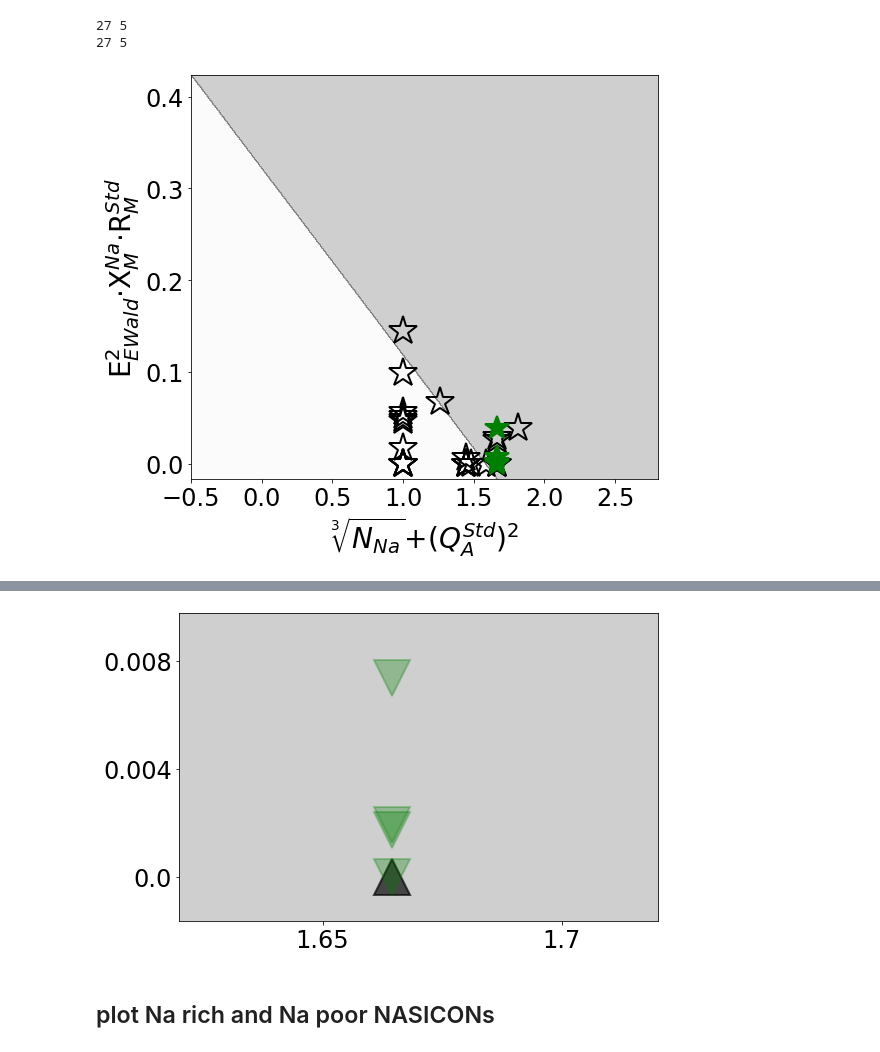
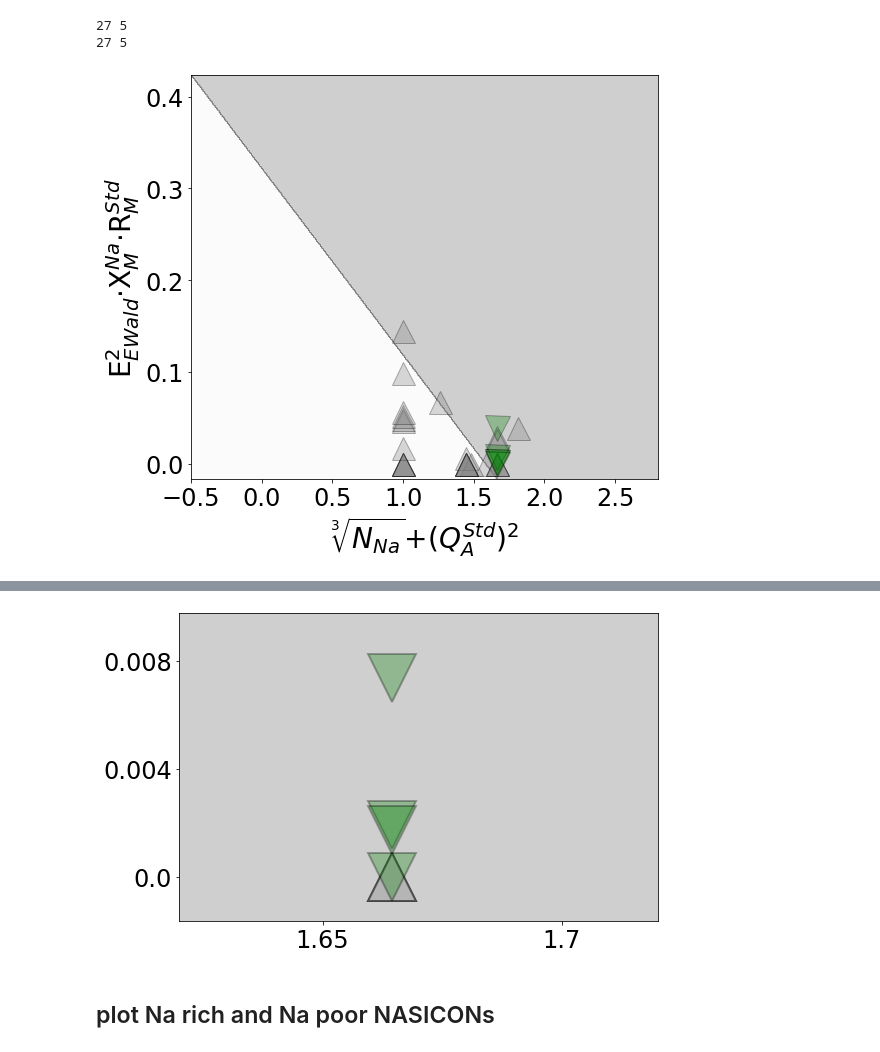
Before and after one commit to Jeff-oakley/NASICON_Predictor_Data, a Jupyter notebook: Run_five_fold_CV.ipynb, the cells around one changed output, grey strips where cells are left out. Saved outputs shown, nothing was run; the diff lists cells and outputs as text; code cells hidden in the pictures.

```diff
--- a/Run_five_fold_CV.ipynb
+++ b/Run_five_fold_CV.ipynb
@@ -59,7 +64,21 @@ print(np.unique(Y_total),np.unique(Y_valid))
 
 clf = SVC(kernel='linear',class_weight='balanced',probability=True)
 clf.fit(X_total,Y_total)
+Y_train_predict = clf.predict(X_total)
 Y_valid_predict = clf.predict(X_valid)
+
+train_score = accuracy_score(Y_total,Y_train_predict)
+train_recall_avg = recall_score(Y_total,Y_train_predict,average='macro')
+train_recall_LSGS = recall_score(Y_total,Y_train_predict,pos_label=0)
+train_recall_US = recall_score(Y_total,Y_train_predict,pos_label=1)
+train_F1_avg = f1_score(Y_total,Y_train_predict,average='macro')
+train_F1_LSGS = f1_score(Y_total,Y_train_predict,pos_label=0)
+train_F1_US = f1_score(Y_total,Y_train_predict,pos_label=1)
+print('====================Train metrics==============================')
+print(f'LSGS recall = {train_recall_LSGS}, US recall = {train_recall_US}')
+print(f'LSGS F1 = {train_F1_LSGS}, US F1 = {train_F1_US}')
+print(f'Accuracy = {train_score}, recall = {train_recall_avg}, F1 score = {train_F1_avg}')
+
 test_score = accuracy_score(Y_valid,Y_valid_predict)
 test_recall_avg = recall_score(Y_valid,Y_valid_predict,average='macro')
 test_recall_LSGS = recall_score(Y_valid,Y_valid_predict,pos_label=0)
@@ -68,6 +87,7 @@ test_F1_avg = f1_score(Y_valid,Y_valid_predict,average='macro')
 test_F1_LSGS = f1_score(Y_valid,Y_valid_predict,pos_label=0)
 test_F1_US = f1_score(Y_valid,Y_valid_predict,pos_label=1)
 
+print('====================Test metrics==============================')
 print(f'LSGS recall = {test_recall_LSGS}, US recall = {test_recall_US}')
 print(f'LSGS F1 = {test_F1_LSGS}, US F1 = {test_F1_US}')
 print(f'Accuracy = {test_score}, recall = {test_recall_avg}, F1 score = {test_F1_avg}')
@@ -105,6 +130,22 @@ for train_index, test_index in skf.split(X_all_data,Y_all_data):
     clf = SVC(kernel='linear',class_weight='balanced',probability=True)
 
     clf.fit(X_train, Y_train)
+
+    Y_train_predict = clf.predict(X_train)
+
+    train_score = accuracy_score(Y_train,Y_train_predict)
+    train_recall_avg = recall_score(Y_train,Y_train_predict,average='macro')
+    train_recall_LSGS = recall_score(Y_train,Y_train_predict,pos_label=0)
+    train_recall_US = recall_score(Y_train,Y_train_predict,pos_label=1)
+    train_F1 = f1_score(Y_train,Y_train_predict,average='macro')
+    train_F1_LSGS = f1_score(Y_train,Y_train_predict,pos_label=0)
+    train_F1_US = f1_score(Y_train,Y_train_predict,pos_label=1)
+
+    print('###Training metrics')
+    print(f'LSGS recall = {train_recall_LSGS}, US recall = {train_recall_US}')
+    print(f'LSGS F1 = {train_F1_LSGS}, US F1 = {train_F1_US}')
+    print(f'Accuracy = {train_score}, average recall = {train_recall_avg}, average F1 score = {train_F1}')
+
     Y_cv_predict = clf.predict(X_test)
 
     test_score = accuracy_score(Y_test,Y_cv_predict)
@@ -123,7 +164,7 @@ for train_index, test_index in skf.split(X_all_data,Y_all_data):
     best_train_index_lst.append(train_index)
     best_test_index_lst.append(test_index)
 
-
+    print('###Testing metrics')
     print(f'LSGS recall = {test_recall_LSGS}, US recall = {test_recall_US}')
     print(f'LSGS F1 = {test_F1_LSGS}, US F1 = {test_F1_US}')
     print(f'Accuracy = {test_score}, average recall = {test_recall_avg}, average F1 score = {test_F1}')
@@ -280,15 +326,19 @@ print(len(reported_exp_inds), len(new_exp_inds))
 # %%
 plt.figure(figsize=(8,7))
 plot_ml_grid(clf,X_all_data)
 
-plt.plot(X_all_data[reported_exp_inds,0],X_all_data[reported_exp_inds,1],'*',fillstyle='none',
-         color='k',markersize=30,label='Reported NASICON',alpha=1.0,markeredgewidth=2)
-plt.plot(X_all_data[new_exp_inds,0],X_all_data[new_exp_inds,1],'*',fillstyle='full',color='g',markersize=25,\
-         label='This Work',alpha=1.0,markeredgewidth=2)
+# plt.plot(X_all_data[reported_exp_inds,0],X_all_data[reported_exp_inds,1],'*',fillstyle='none',
+#          color='k',markersize=30,label='Reported NASICON',alpha=1.0,markeredgewidth=2)
+# plt.plot(X_all_data[new_exp_inds,0],X_all_data[new_exp_inds,1],'*',fillstyle='full',color='g',markersize=25,\
+#          label='This Work',alpha=1.0,markeredgewidth=2)
+plt.plot(X_all_data[reported_exp_inds,0],X_all_data[reported_exp_inds,1],'^',fillstyle='full',
+         color='grey',markersize=23,label='Reported NASICON',alpha=0.3,markeredgewidth=1,markeredgecolor='k')
+plt.plot(X_all_data[new_exp_inds,0],X_all_data[new_exp_inds,1],'v',fillstyle='full',color='g',markersize=25,\
+         label='This Work',alpha=0.3,markeredgewidth=1,markeredgecolor='k')
 pretty_plot()
 plt.savefig('Fig_5b.pdf')
 # %% [output]
-[figure, old version]
+[figure, new version]
 # %%
 # Print the probability predicted by best model
 # Be note that the default SVC.predict_proba is not correct even with normalization. Therefore we manually
@@ -329,10 +379,14 @@ Average probabiliy for false negative cases 0.38691091025766067
 
 plt.figure(figsize=(8,5))
 plot_ml_grid(clf,X_all_data)
-plt.plot(X_all_data[reported_exp_inds,0],X_all_data[reported_exp_inds,1],'^',fillstyle='full',color='k',markersize=36,label='Reported NASICON',\
-         alpha=0.3,markeredgewidth=2)
-plt.plot(X_all_data[new_exp_inds,0],X_all_data[new_exp_inds,1],'v',fillstyle='full',color='g',markersize=36,\
-         label='This Work',alpha=0.3,markeredgewidth=2,markeredgecolor='g')
+# plt.plot(X_all_data[reported_exp_inds,0],X_all_data[reported_exp_inds,1],'^',fillstyle='full',color='k',markersize=36,label='Reported NASICON',\
+#          alpha=0.3,markeredgewidth=2)
+# plt.plot(X_all_data[new_exp_inds,0],X_all_data[new_exp_inds,1],'v',fillstyle='full',color='g',markersize=36,\
+#          label='This Work',alpha=0.3,markeredgewidth=2,markeredgecolor='g')
+plt.plot(X_all_data[reported_exp_inds,0],X_all_data[reported_exp_inds,1],'^',fillstyle='full',color='darkgray',markersize=48,label='Reported NASICON',\
+         alpha=0.3,markeredgewidth=2,markeredgecolor='k')
+plt.plot(X_all_data[new_exp_inds,0],X_all_data[new_exp_inds,1],'v',fillstyle='full',color='g',markersize=48,\
+         label='This Work',alpha=0.3,markeredgewidth=2,markeredgecolor='k')
 plt.xlim((1.62,1.72)); plt.ylim((-3,18));
 plt.xticks([1.65,1.7],[1.65,1.7],fontsize=24);
 plt.yticks([0.00/norm_factor,0.004/norm_factor,0.008/norm_factor],
@@ -340,7 +394,7 @@ plt.yticks([0.00/norm_factor,0.004/norm_factor,0.008/norm_factor],
 plt.tight_layout()
 plt.savefig('Fig_5b_zoom.pdf')
 # %% [output]
-[figure, old version]
+[figure, new version]
 # %% [markdown]
 ## plot Na rich and Na poor NASICONs
 # %%
```
Also changed, not shown: parts of 7 cells of this notebook, 9 other files.
